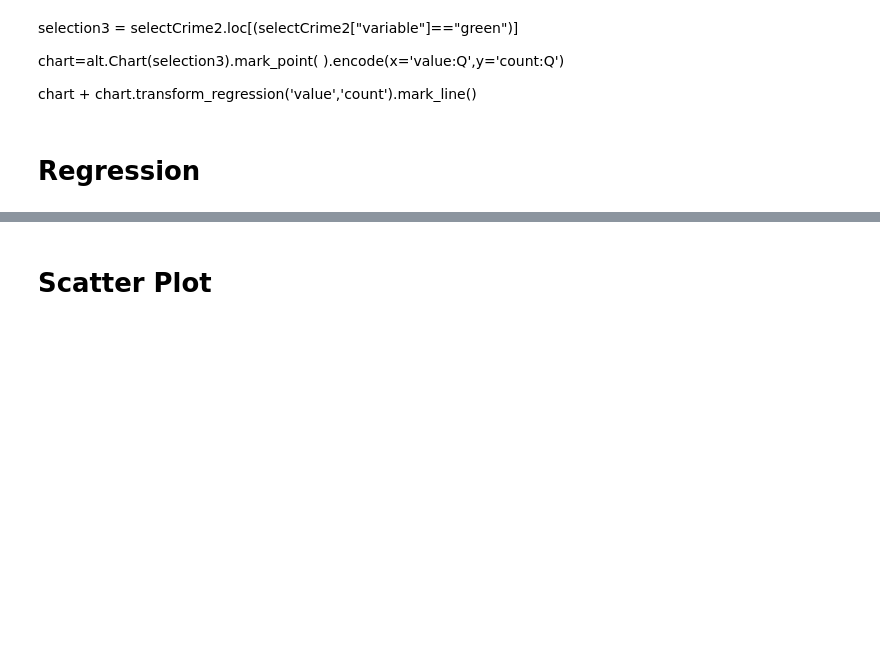
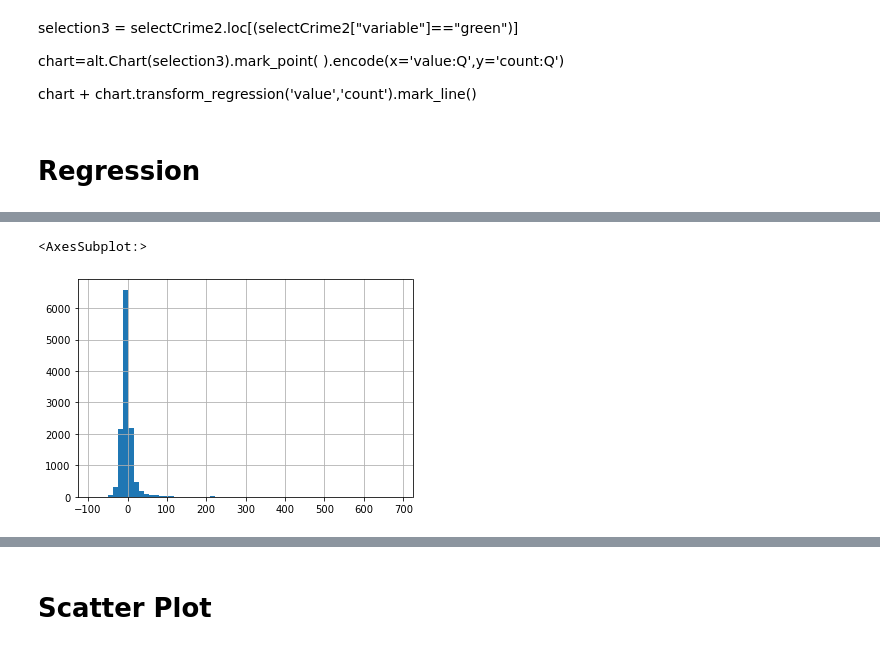
Before and after one commit to Zheng-Zhen/street-view-our-safety, a Jupyter notebook: data/correlation.ipynb, the cells around one changed output, grey strips where cells are left out. Saved outputs shown, nothing was run; the diff lists cells and outputs as text; code cells hidden in the pictures; blank space fills up the shorter version.

```diff
--- a/data/correlation.ipynb
+++ b/data/correlation.ipynb
@@ -136,0 +176,5 @@ CorrelationPlot = (CI + coefficient)
+# %%
+pd.Series(results.resid).hist(bins=60)
+# %% [output]
+<AxesSubplot:>
+[figure, added]
```
Also changed, not shown: parts of 19 cells of this notebook, 6 other files.
